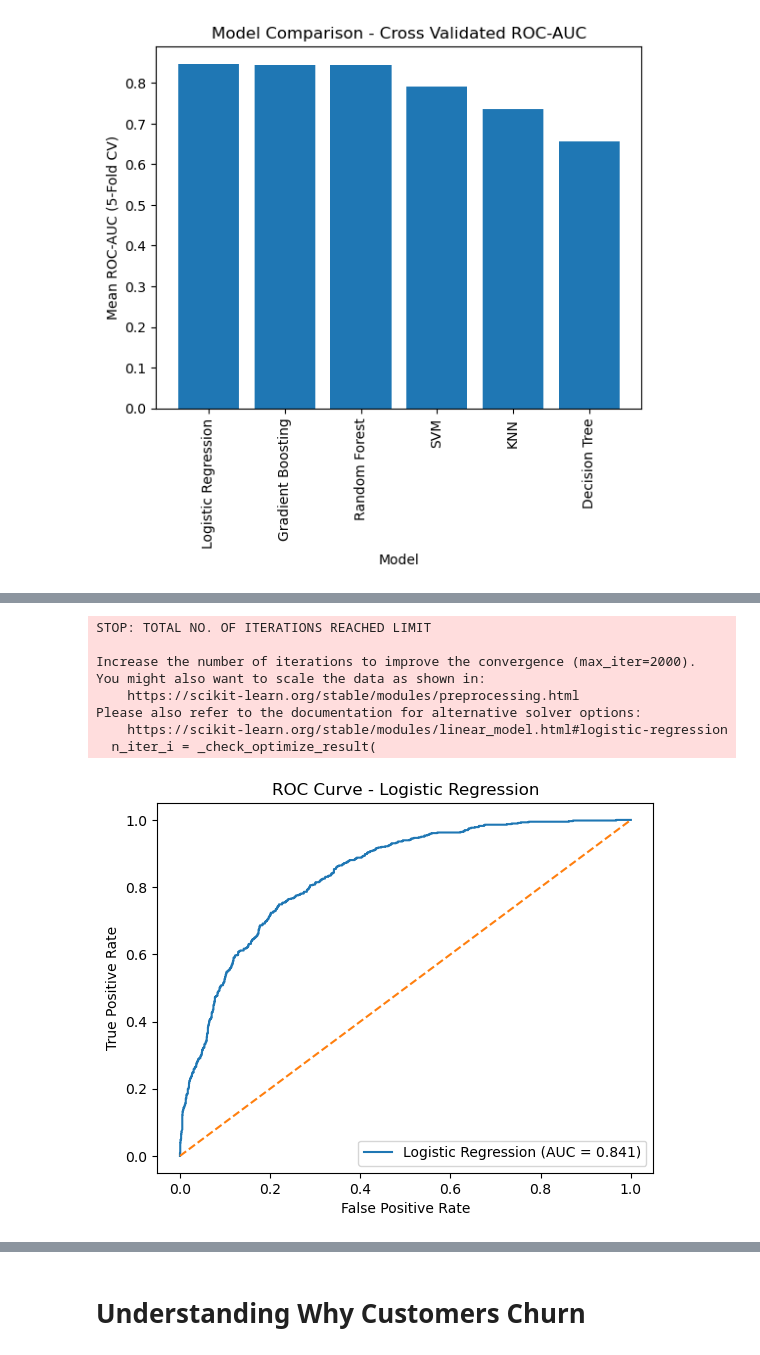
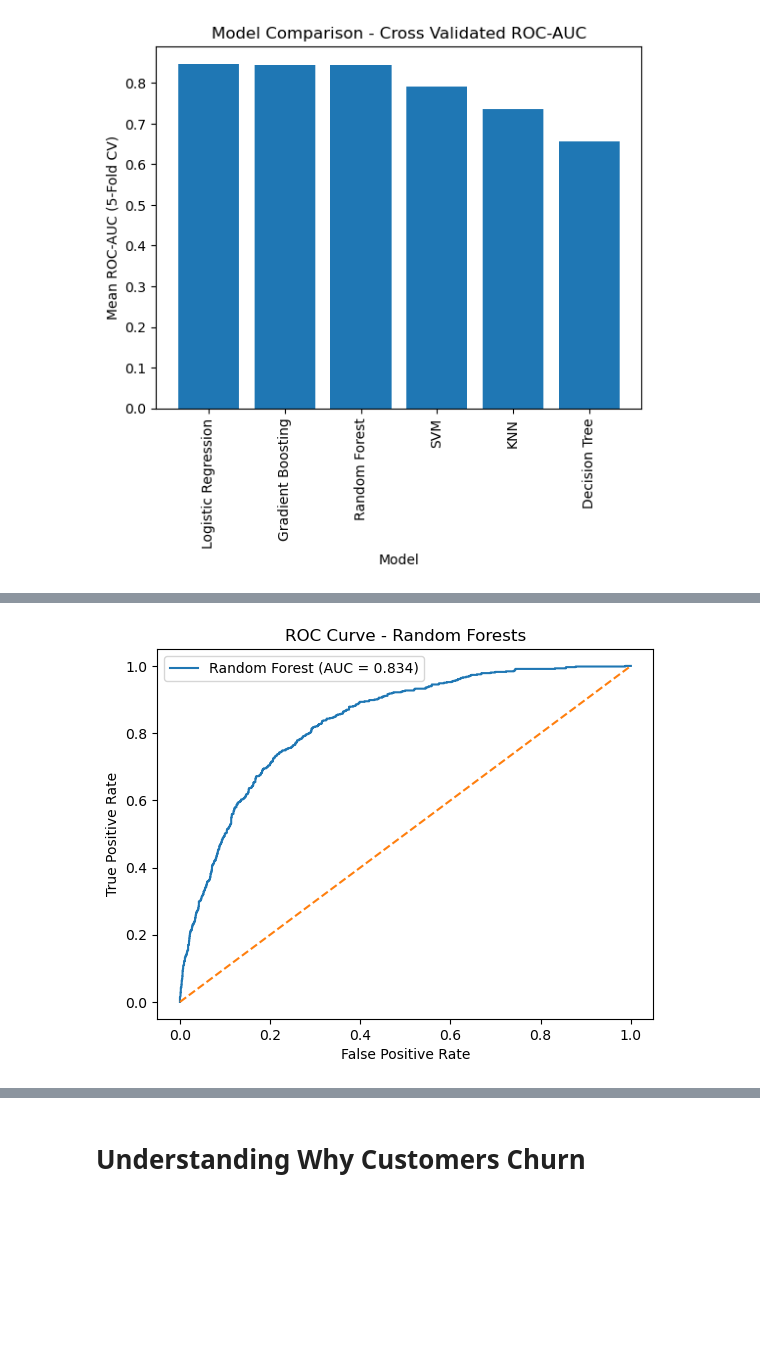
Before and after one commit to Pournima87/telecom-churn-intelligence, a Jupyter notebook: notebook/Customer Churn Prediction ML Project.ipynb, the cells around one changed output, grey strips where cells are left out. Saved outputs shown, nothing was run; the diff lists cells and outputs as text; code cells hidden in the pictures; blank space fills up the shorter version.

```diff
--- a/notebook/Customer Churn Prediction ML Project.ipynb
+++ b/notebook/Customer Churn Prediction ML Project.ipynb
@@ -759,17 +681,0 @@ weighted avg       0.78      0.79      0.78      2110
-# %%
-from sklearn.model_selection import GridSearchCV
-
-param_grid = {
-    'n_estimators': [100, 200],
-    'max_depth': [None, 5, 10],
-    'min_samples_split': [2, 5],
-}
-
-grid = GridSearchCV(
-    RandomForestClassifier(class_weight='balanced', random_state=42),
-    param_grid,
-    cv=5,
-    scoring='f1'
-)
-
-grid.fit(X_train, y_train)
@@ -784,3 +681,0 @@ GridSearchCV(cv=5,
-# %%
-best_rf = grid.best_estimator_
-best_rf
@@ -790,5 +681,0 @@ RandomForestClassifier(class_weight='balanced', max_depth=10, n_estimators=200,
-# %%
-from sklearn.metrics import roc_auc_score
-
-y_prob = rf.predict_proba(X_test)[:,1]
-roc_auc_score(y_test, y_prob)
@@ -835,5 +681,0 @@ pd.crosstab(df['InternetService'], df['Churn'], normalize='index')*100
-# %%
-from sklearn.ensemble import GradientBoostingClassifier
-
-gb = GradientBoostingClassifier(random_state=42)
-gb.fit(X_train, y_train)
@@ -1015,46 +815,45 @@ A curve closer to the top-left corner indicates better model performance.
 # %%
 # Final model selection
+from sklearn.ensemble import RandomForestClassifier
+
 final_pipeline = Pipeline([
     ("preprocess", preprocessor),
-    ("model", LogisticRegression(max_iter=2000,class_weight="balanced"))
+    ("model", RandomForestClassifier(
+        n_estimators=200,
+        max_depth=10,
+        random_state=42,
+        class_weight="balanced"
+    ))
 ])
 
 # Train the model
 final_pipeline.fit(X_train, y_train)
 
 from sklearn.metrics import roc_curve, roc_auc_score
 
 # Get predicted probabilities for the positive class
 y_prob = final_pipeline.predict_proba(X_test)[:,1]
 
 # Compute ROC curve values
 fpr, tpr, thresholds = roc_curve(y_test, y_prob)
 
 # Calculate ROC-AUC score
 roc_auc = roc_auc_score(y_test, y_prob)
 log_model = final_pipeline
 
 # Plot ROC Curve
 plt.figure()
-plt.plot(fpr, tpr, label=f'Logistic Regression (AUC = {roc_auc:.3f})')
+plt.plot(fpr, tpr, label=f'Random Forest (AUC = {roc_auc:.3f})')
 plt.plot([0, 1], [0, 1], linestyle='--')
 
 plt.xlabel("False Positive Rate")
 plt.ylabel("True Positive Rate")
-plt.title("ROC Curve - Logistic Regression")
+plt.title("ROC Curve - Random Forests")
 
 plt.legend()
 plt.show()
 # %% [output]
-STOP: TOTAL NO. OF ITERATIONS REACHED LIMIT
-
-Increase the number of iterations to improve the convergence (max_iter=2000).
-You might also want to scale the data as shown in:
-    https://scikit-learn.org/stable/modules/preprocessing.html
-Please also refer to the documentation for alternative solver options:
-    https://scikit-learn.org/stable/modules/linear_model.html#logistic-regression
-  n_iter_i = _check_optimize_result(
-[figure, old version]
+[figure, new version]
 # %%
 scores = cross_val_score(log_model, X, y, cv=5, scoring='roc_auc')
 print("Mean:", scores.mean())
```
Also changed, not shown: parts of 45 cells of this notebook, 2 other files.
